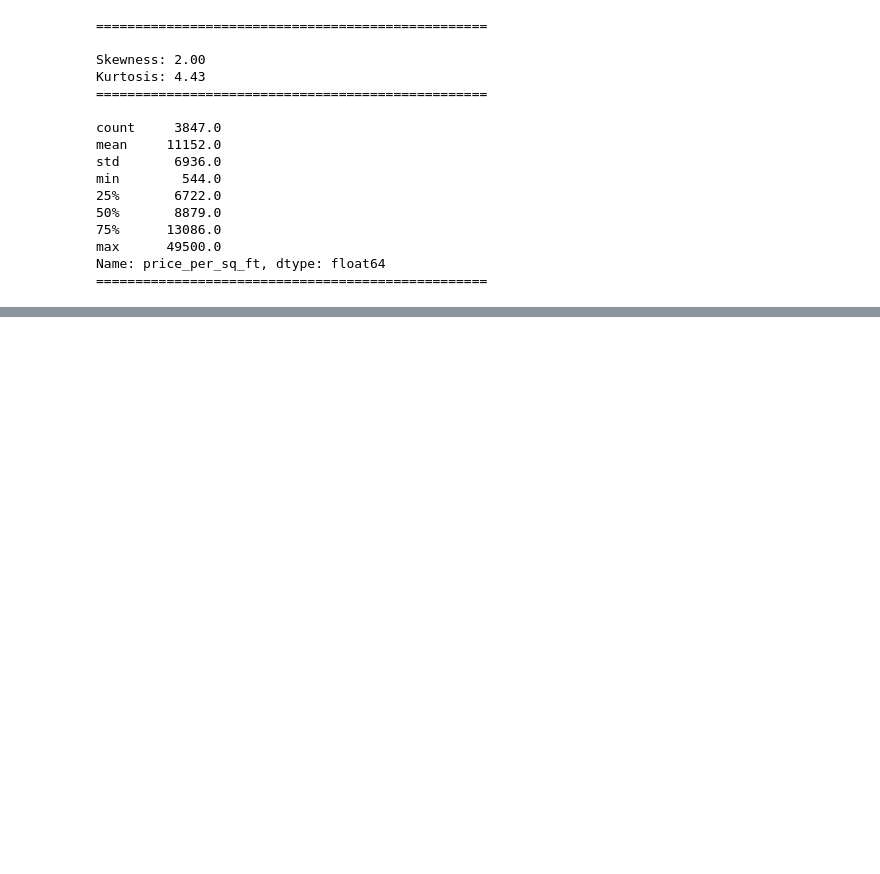
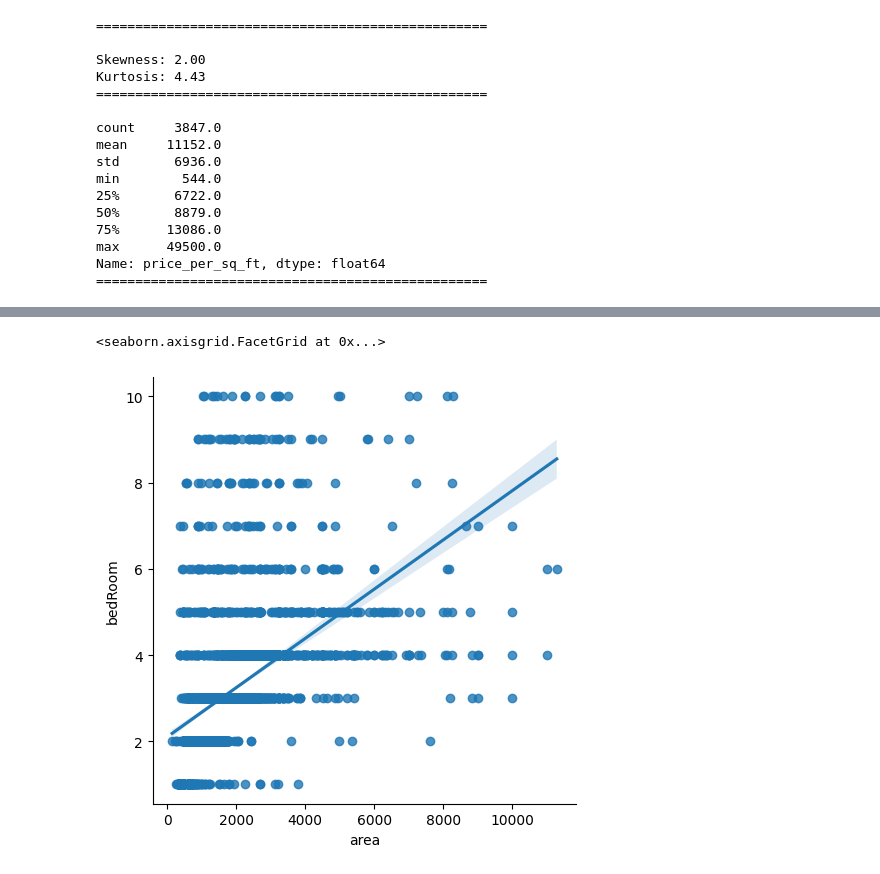
Before and after one commit to abhishek-saurav/real_estate_project, a Jupyter notebook: notebooks/outlier_detection_and_removal.ipynb, the cells around one changed output, grey strips where cells are left out. Drawn from its saved outputs; the diff is of its cells as text; code cells hidden in the pictures; blank space fills up the shorter version.

```diff
--- a/notebooks/outlier_detection_and_removal.ipynb
+++ b/notebooks/outlier_detection_and_removal.ipynb
@@ -758,0 +756,2 @@ data[data['price_per_sq_ft'] > 42000].sort_values(by = 'price_per_sq_ft', ascend
+# %%
+data['area_bedroom_ratio'] = round(data['area']/data['bedRoom'], 2)
@@ -758,0 +765,5 @@ data[data['price_per_sq_ft'] > 42000].sort_values(by = 'price_per_sq_ft', ascend
+# %%
+sns.lmplot(data, x = 'area', y = 'bedRoom')
+# %% [output]
+<seaborn.axisgrid.FacetGrid at 0x...>
+[figure, added]
```
Also changed, not shown: parts of 37 cells of this notebook, 8 other files.
